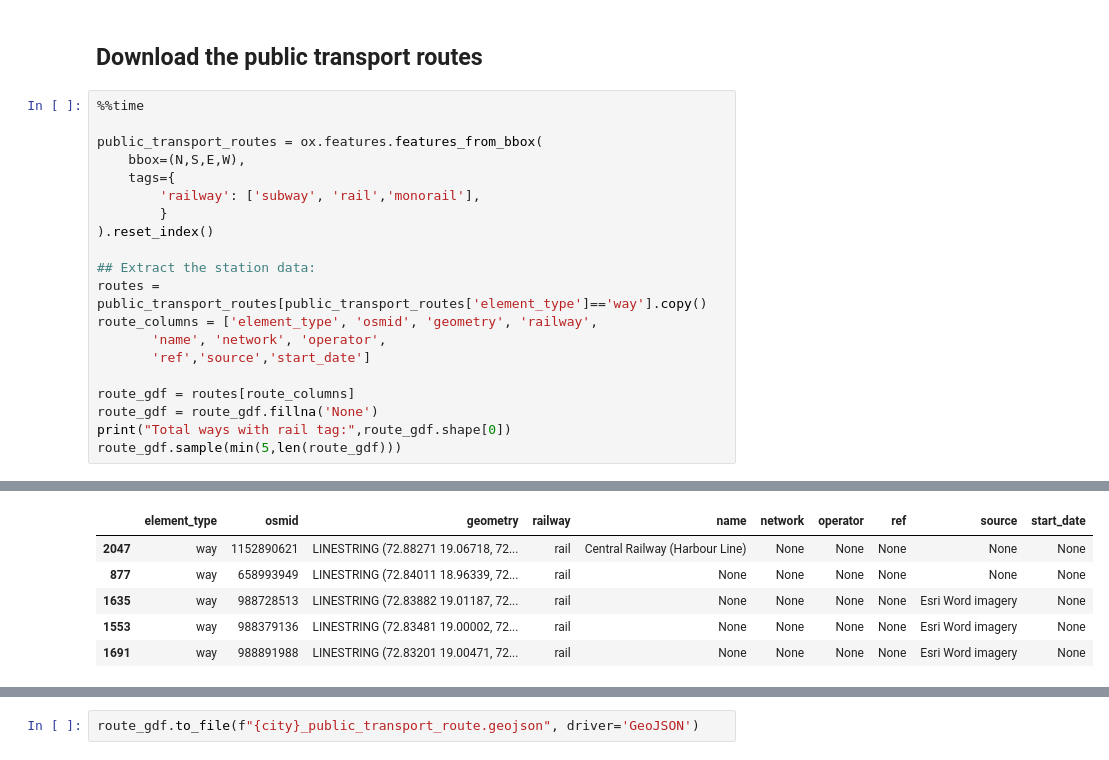
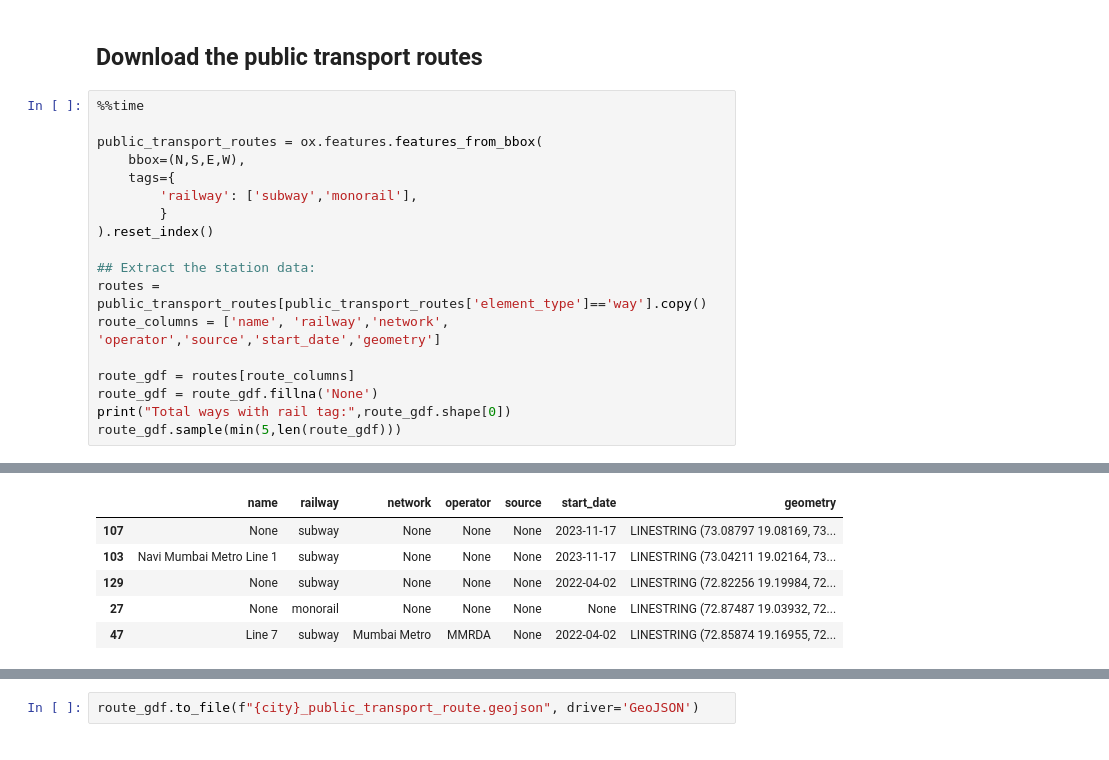
Before and after one commit to kavyajeetbora/metro_accessibility, a Jupyter notebook: notebooks/ETL_OSM.ipynb, the cells around one changed output, grey strips where cells are left out. Drawn from its saved outputs; the diff is of its cells as text.

```diff
--- a/notebooks/ETL_OSM.ipynb
+++ b/notebooks/ETL_OSM.ipynb
@@ -287,15 +295,13 @@ Load the building polygons
 public_transport_routes = ox.features.features_from_bbox(
     bbox=(N,S,E,W),
     tags={
-        'railway': ['subway', 'rail','monorail'],
+        'railway': ['subway','monorail'],
         }
 ).reset_index()
 
 ## Extract the station data:
 routes = public_transport_routes[public_transport_routes['element_type']=='way'].copy()
-route_columns = ['element_type', 'osmid', 'geometry', 'railway',
-       'name', 'network', 'operator',
-       'ref','source','start_date']
+route_columns = ['name', 'railway','network', 'operator','source','start_date','geometry']
 
 route_gdf = routes[route_columns]
 route_gdf = route_gdf.fillna('None')
@@ -308,9 +314,9 @@ Wall time: 3.81 s
-|  | element_type | osmid | geometry | railway | name | network | operator | ref | source | start_date |
-| 2047 | way | 1152890621 | LINESTRING (72.88271 19.06718, 72... | rail | Central Railway (Harbour Line) | None | None | None | None | None |
-| 877 | way | 658993949 | LINESTRING (72.84011 18.96339, 72... | rail | None | None | None | None | None | None |
-| 1635 | way | 988728513 | LINESTRING (72.83882 19.01187, 72... | rail | None | None | None | None | Esri Word imagery | None |
-| 1553 | way | 988379136 | LINESTRING (72.83481 19.00002, 72... | rail | None | None | None | None | Esri Word imagery | None |
-| 1691 | way | 988891988 | LINESTRING (72.83201 19.00471, 72... | rail | None | None | None | None | Esri Word imagery | None |
+|  | name | railway | network | operator | source | start_date | geometry |
+| 107 | None | subway | None | None | None | 2023-11-17 | LINESTRING (73.08797 19.08169, 73... |
+| 103 | Navi Mumbai Metro Line 1 | subway | None | None | None | 2023-11-17 | LINESTRING (73.04211 19.02164, 73... |
+| 129 | None | subway | None | None | None | 2022-04-02 | LINESTRING (72.82256 19.19984, 72... |
+| 27 | None | monorail | None | None | None | None | LINESTRING (72.87487 19.03932, 72... |
+| 47 | Line 7 | subway | Mumbai Metro | MMRDA | None | 2022-04-02 | LINESTRING (72.85874 19.16955, 72... |
 # %%
 route_gdf.plot()
 # %% [output]
```
Also changed, not shown: parts of 17 cells of this notebook.
